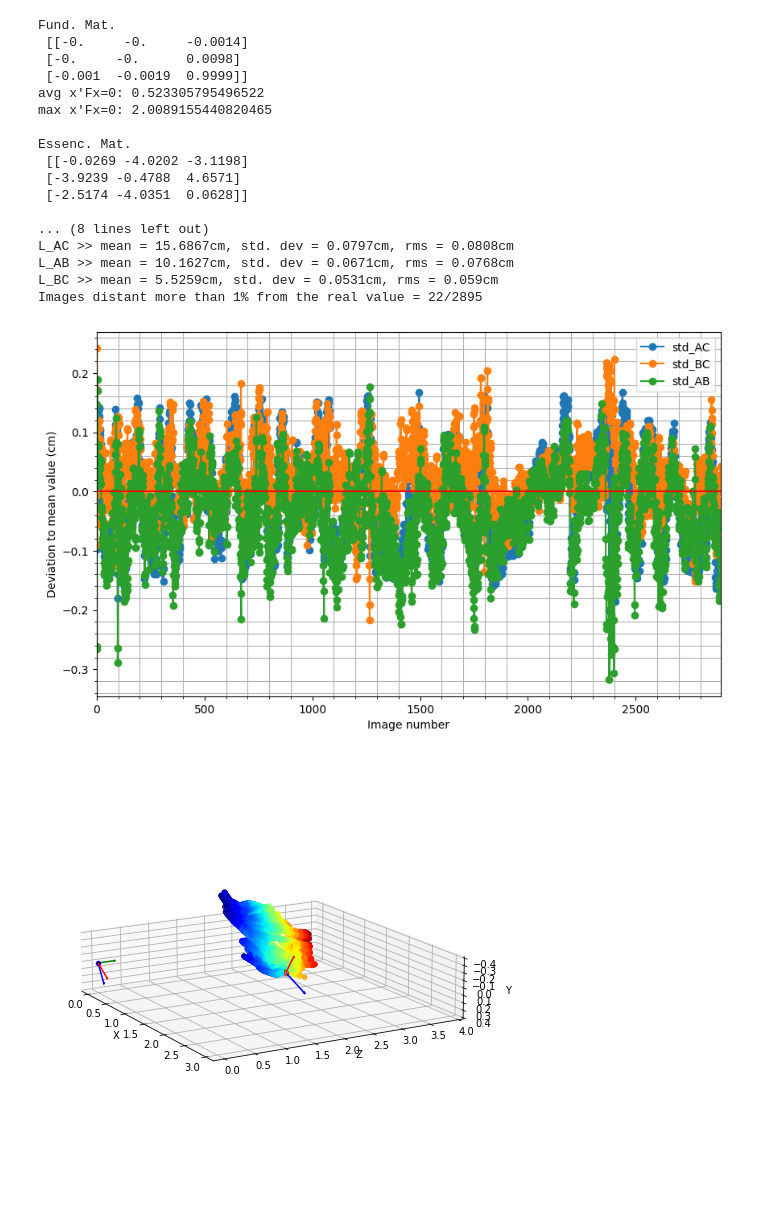
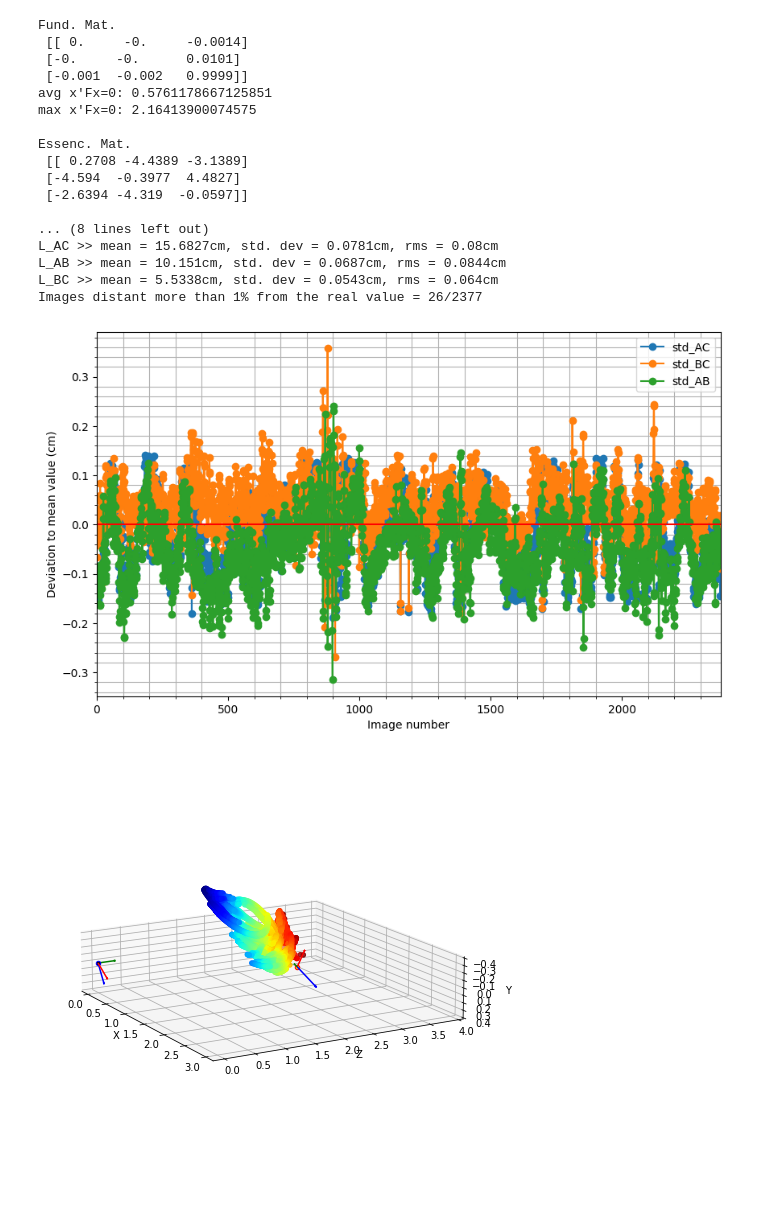
Before and after one commit to debOliveira/MoCapRasp, a Jupyter notebook: central/debugOnline.ipynb, the cells around one changed output. Cells and saved outputs as stored; diff of their text form; code cells hidden in the pictures.

```diff
--- a/central/debugOnline.ipynb
+++ b/central/debugOnline.ipynb
@@ -24,3 +14,6 @@ Maximum captured timestamp: 89.92 seconds
+# %%
+dfCSV = np.genfromtxt('dataset_2.6m/working3/cam_all.csv', delimiter=',')
+verbose = False
 # %%
 def orderCenterCoord(centerCoord, prevCenterCoord, otherCamOrder = 0):
     centerX, centerY = reshapeCoord(centerCoord)
@@ -65,26 +58,25 @@ def orderCenterCoord(centerCoord, prevCenterCoord, otherCamOrder = 0):
             sortedCenterCoord = np.array((sortedCenterCoord[order[0]], sortedCenterCoord[order[1]], sortedCenterCoord[order[2]]))
     return sortedCenterCoord, otherCamOrder
 # %%
-counter,i,lastTime = np.zeros(2,dtype=np.int32),np.zeros(2,dtype=np.int32),np.zeros(2,dtype=np.int32)
+counter,i,lastTime = np.zeros(2,dtype=np.int32),0,np.zeros(2,dtype=np.int32)
 missed,invalid,swap = np.zeros(2,dtype=np.int32),np.zeros(2,dtype=np.int32),np.zeros(2,dtype=np.int32)
 lastImgNumber = np.zeros(2,dtype=np.int32)
 certainty,intervals,timeIntervals = np.zeros(2,dtype=np.bool8),[[],[]],[[],[]]
 dfOrig,tol = [[],[]],0.25
 
-while i[0]!=df1.shape[0] or i[1]!=df2.shape[0]:
-    # get random number
-    if i[0]==df1.shape[0]: idx = 1
-    elif i[1]==df2.shape[0]: idx = 0
-    else: idx = random.randint(0,1)
+while i!=dfCSV.shape[0]:
+    line = dfCSV[i]
+    idx = int(line[8])
     # get points
-    undCoord,time,imgNumber = dfCSV[idx][i[idx]][0:6].reshape(-1,2),dfCSV[idx][i[idx]][6],dfCSV[idx][i[idx]][7]
-    i[idx]+=1
+    undCoord,time,imgNumber = line[0:6].reshape(-1,2),line[6],line[7]
+    i+=1
     # add proccesing per occlusion here
     # if ts if not read corectly, discard
     if counter[idx]:
-        if time-lastTime[idx]>1e9:
+        if abs(time-lastTime[idx])>1e9:
             if verbose: print('time missmatch')
             missed[idx]+=1
+            invalid[idx]+=1
             continue
     # check if sequence is valid
     if imgNumber>lastImgNumber[idx]+1: invalid[idx] = imgNumber-lastImgNumber[idx]
@@ -94,6 +86,7 @@ while i[0]!=df1.shape[0] or i[1]!=df2.shape[0]:
             if certainty[idx]:
                 beg,end = intervals[idx][-1],counter[idx]-1
                 timeIntervals[idx].append([dfOrig[idx][beg][6],dfOrig[idx][end][6]])
+                print('camera #'+str(idx)+' valid from '+str(round(dfOrig[idx][beg][6]/1e6,2))+'s to '+str(round(dfOrig[idx][end][6]/1e6,2))+'s')
             prev,certainty[idx] = [],False
             intervals[idx].append(counter[idx])
         else: prev = np.array(dfOrig[idx][-1][0:6]).reshape(1,-2)
@@ -114,15 +107,21 @@ while i[0]!=df1.shape[0] or i[1]!=df2.shape[0]:
             if np.linalg.norm(A-B)/np.linalg.norm(C-B)>(2-tol) and np.linalg.norm(A-B)>20:
                 swap[idx] += 1
                 if swap[idx]>2:
+                    #print(idx,time/1e6,intervals[idx][-1],counter[idx])
+                    #print(A,B,C)
                     swap[idx],certainty[idx] = 0,True
                     dfOrig[idx][intervals[idx][-1]:counter[idx]][0:2],dfOrig[idx][intervals[idx][-1]:counter[idx]][4:6]=dfOrig[idx][intervals[idx][-1]:counter[idx]][4:6],dfOrig[idx][intervals[idx][-1]:counter[idx]][0:2]
-            if np.linalg.norm(C-B)/np.linalg.norm(A-B)>(2-tol) and np.linalg.norm(C-B)>20: certainty[idx] = True
+            if np.linalg.norm(C-B)/np.linalg.norm(A-B)>(2-tol) and np.linalg.norm(C-B)>20:
+                certainty[idx] = True
+                #print(idx,time/1e6)
+                #print(A,B,C)
 
 # get last interval
 for idx in range(2):
     if certainty[idx]:
         beg,end = intervals[idx][-1],counter[idx]-1
         timeIntervals[idx].append([dfOrig[idx][beg][6],dfOrig[idx][end][6]])
+        print('camera #'+str(idx)+' valid from '+str(round(dfOrig[idx][beg][6]/1e6,2))+'s to '+str(round(dfOrig[idx][end][6]/1e6,2))+'s')
     dfOrig[idx] = np.array(dfOrig[idx])
 
 # compute valid time intersection for interpolation
@@ -274,7 +291,7 @@ projPt1,projPt2 = myProjectionPoints(np.array(centroids1)),myProjectionPoints(np
 points4d = triangulatePoints(P1.astype(float),P2.astype(float),projPt1.astype(float),projPt2.astype(float))
 points3d = (points4d[:3, :]/points4d[3, :]).T
 if points3d[0, 2] < 0: points3d = -points3d
-tot,L_real_AC,L_real_AB,L_real_BC,L_AC_vec,L_BC_vec,L_AB_vec,k,false_idx = 0,15.7,5.5,10.2,[],[],[],0,[]
+tot,L_real_AC,L_real_AB,L_real_BC,L_AC_vec,L_BC_vec,L_AB_vec,k,false_idx = 0,15.7,10.2,5.5,[],[],[],0,[]
 # compute sdt deviation and plot beautiful stuff
 for [A, B, C] in points3d.reshape([-1, 3, 3]):
     L_rec_AC,L_rec_BC,L_rec_AB = np.linalg.norm(A-C),np.linalg.norm(B-C),np.linalg.norm(A-B)
@@ -297,46 +314,46 @@ print('L_BC >> mean = ' + str((np.mean(L_BC_vec)*lamb).round(4)) +
     "cm, rms = " + str((np.sqrt(np.mean(np.square(np.array(L_BC_vec)*lamb-L_real_BC)))).round(4)) + "cm")
 fig = plt.figure(figsize=(10, 6), dpi=100)
 L_AC_vec_plot,L_BC_vec_plot,L_AB_vec_plot = np.array(L_AC_vec)*lamb - L_real_AC,np.array(L_BC_vec)*lamb - L_real_BC,np.array(L_AB_vec)*lamb - L_real_AB
 plt.plot(L_AC_vec_plot, '-o', label="std_AC")
 plt.plot(L_BC_vec_plot, '-o', label="std_BC")
 plt.plot(L_AB_vec_plot, '-o', label="std_AB")
 plt.axhline(y=0.0, color='r', linestyle='-')
 plt.grid()
 #plt.axvline(x=853, c='r', linestyle='--', label="image 960")
 plt.xlabel("Image number")
 plt.ylabel("Deviation to mean value (cm)")
 plt.legend()
 ax = fig.axes
 ax[0].minorticks_on()
 plt.grid(which='both')
 plt.xlim(0,len(L_AC_vec)-1)
 points3d_new,i= points3d*lamb,0
 for [A, B, C] in points3d_new.reshape([-1, 3, 3]):
     L_reconst = np.sqrt(np.sum((A-C)**2, axis=0))
     valid = abs(L_real_AC-L_reconst)/L_real_AC < 0.01
     if not valid: i = i + 1
 print("Images distant more than 1% from the real value = " + str(i)+'/'+str(int(points3d.shape[0]/3)))
 plt.draw()
 plt.show()
 # %% [output]
 Fund. Mat.
- [[-0.     -0.     -0.0014]
- [-0.     -0.      0.0098]
- [-0.001  -0.0019  0.9999]]
-avg x'Fx=0: 0.523305795496522
-max x'Fx=0: 2.0089155440820465
+ [[ 0.     -0.     -0.0014]
+ [-0.     -0.      0.0101]
+ [-0.001  -0.002   0.9999]]
+avg x'Fx=0: 0.5761178667125851
+max x'Fx=0: 2.16413900074575
 
 Essenc. Mat.
- [[-0.0269 -4.0202 -3.1198]
- [-3.9239 -0.4788  4.6571]
- [-2.5174 -4.0351  0.0628]]
+ [[ 0.2708 -4.4389 -3.1389]
+ [-4.594  -0.3977  4.4827]
+ [-2.6394 -4.319  -0.0597]]
 
 ... (8 lines left out)
-L_AC >> mean = 15.6867cm, std. dev = 0.0797cm, rms = 0.0808cm
-L_AB >> mean = 10.1627cm, std. dev = 0.0671cm, rms = 0.0768cm
-L_BC >> mean = 5.5259cm, std. dev = 0.0531cm, rms = 0.059cm
-Images distant more than 1% from the real value = 22/2895
+L_AC >> mean = 15.6827cm, std. dev = 0.0781cm, rms = 0.08cm
+L_AB >> mean = 10.151cm, std. dev = 0.0687cm, rms = 0.0844cm
+L_BC >> mean = 5.5338cm, std. dev = 0.0543cm, rms = 0.064cm
+Images distant more than 1% from the real value = 26/2377
-[figure, old version]
+[figure, new version]
 # %%
 # plot 3d map
 fig = plt.figure(figsize=(8, 8))
@@ -376,5 +393,5 @@ ax.get_proj = lambda: np.dot(Axes3D.get_proj(ax), np.diag([1., 1., .3, 1.]))
 plt.draw()
 plt.show()
 # %% [output]
-[figure, old version]
+[figure, new version]
 # %%
```
Also changed, not shown: parts of 6 cells of this notebook, 6 other files.
